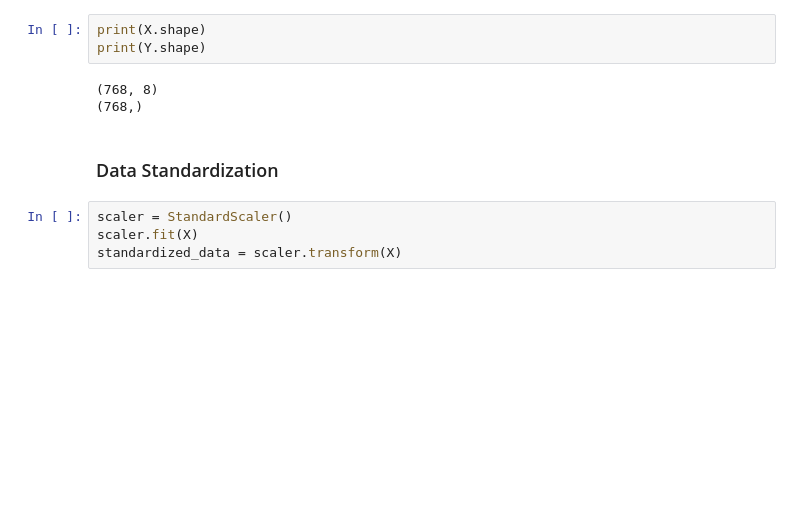
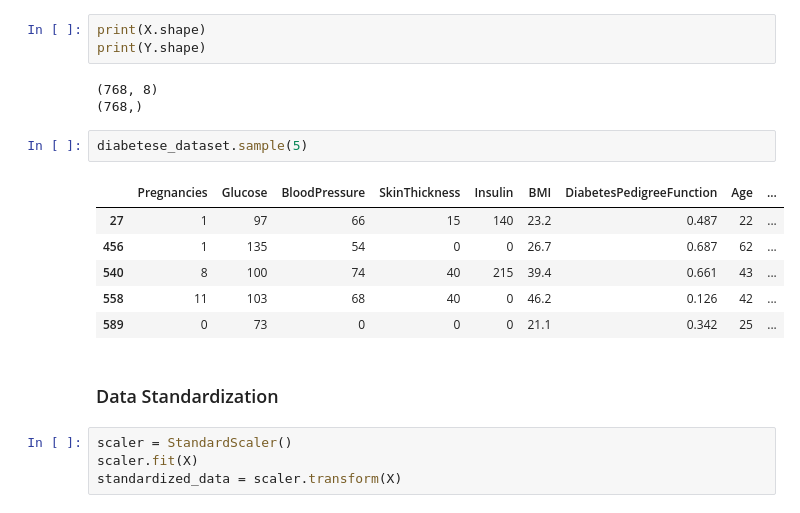
Before and after one commit to AnkitGaur2811/The-pred-center, a Jupyter notebook: MachineModels/Diabetes prediction/Diabetes_pred.ipynb, the cells around one changed output. Cells and saved outputs as stored; diff of their text form; blank space fills up the shorter version.

```diff
--- a/MachineModels/Diabetes prediction/Diabetes_pred.ipynb
+++ b/MachineModels/Diabetes prediction/Diabetes_pred.ipynb
@@ -279,6 +279,15 @@ print(Y.shape)
 # %% [output]
 (768, 8)
 (768,)
+# %%
+diabetese_dataset.sample(5)
+# %% [output]
+|  | Pregnancies | Glucose | BloodPressure | SkinThickness | Insulin | BMI | DiabetesPedigreeFunction | Age | ... |
+| 27 | 1 | 97 | 66 | 15 | 140 | 23.2 | 0.487 | 22 | ... |
+| 456 | 1 | 135 | 54 | 0 | 0 | 26.7 | 0.687 | 62 | ... |
+| 540 | 8 | 100 | 74 | 40 | 215 | 39.4 | 0.661 | 43 | ... |
+| 558 | 11 | 103 | 68 | 40 | 0 | 46.2 | 0.126 | 42 | ... |
+| 589 | 0 | 73 | 0 | 0 | 0 | 21.1 | 0.342 | 25 | ... |
 # %% [markdown]
 ### Data Standardization
 # %%
```
Also changed, not shown: parts of 6 cells of this notebook, 13 other files.
